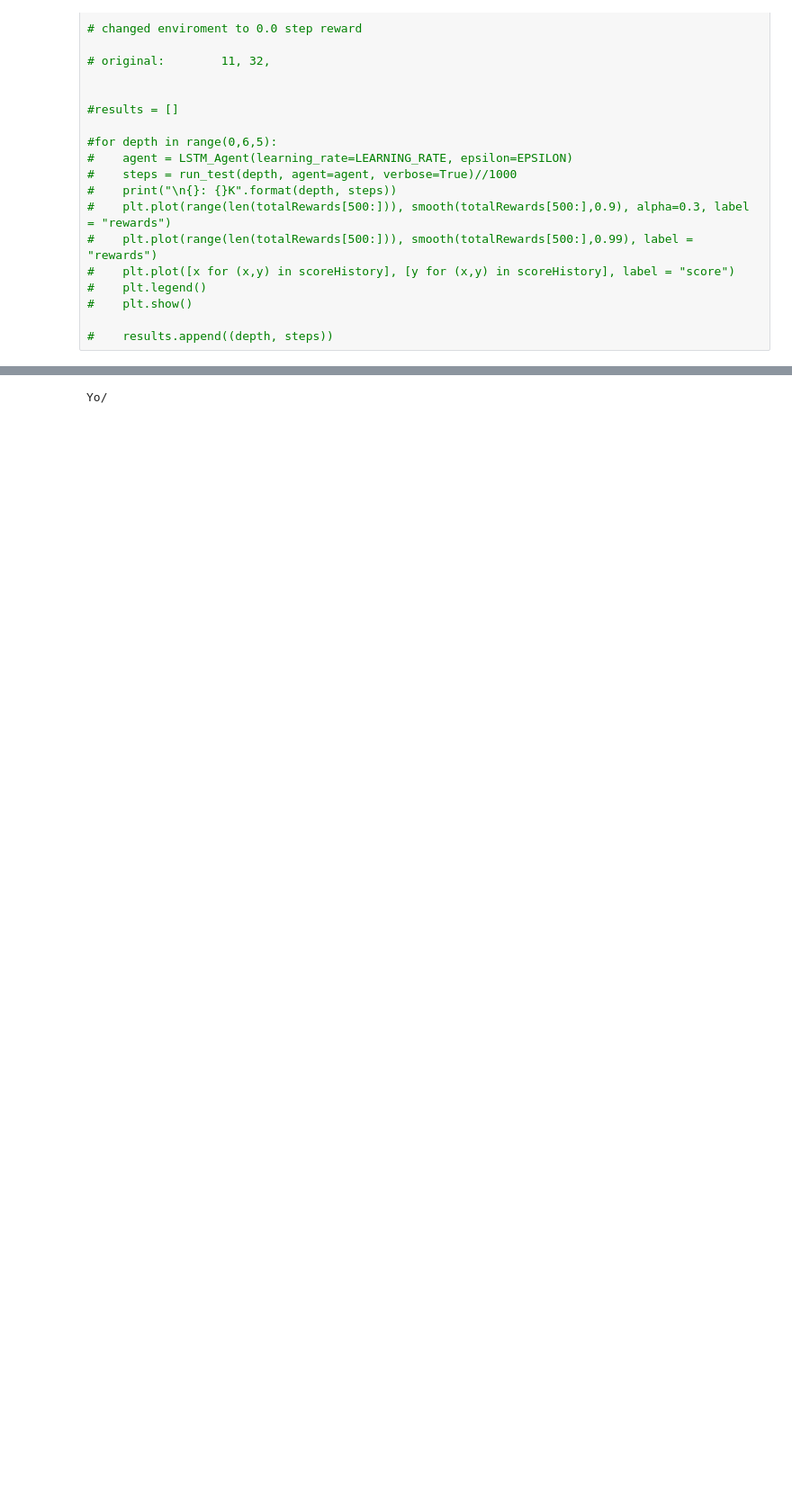
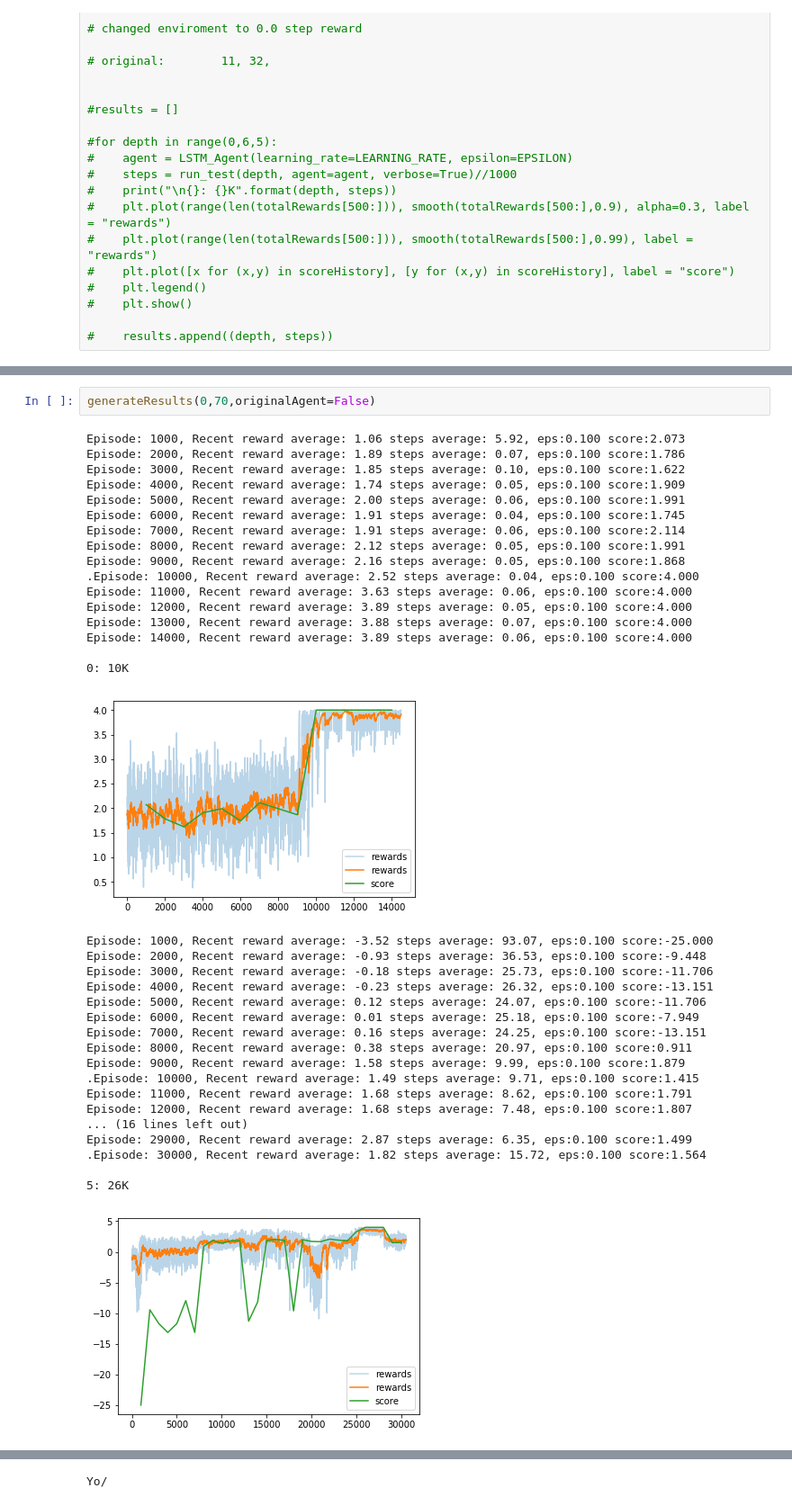
Before and after one commit to maitchison/TMaze, a Jupyter notebook: TMaze.ipynb, the cells around one changed output, grey strips where cells are left out. Shown at 90% size. Cells and saved outputs as stored; diff of their text form; blank space fills up the shorter version.

```diff
--- a/TMaze.ipynb
+++ b/TMaze.ipynb
@@ -633,0 +721,38 @@ Episode: 16000, Recent reward average: 3.92 steps average: 0.07, eps:0.100 score
+# %%
+generateResults(0,70,originalAgent=False)
+# %% [output]
+Episode: 1000, Recent reward average: 1.06 steps average: 5.92, eps:0.100 score:2.073
+Episode: 2000, Recent reward average: 1.89 steps average: 0.07, eps:0.100 score:1.786
+Episode: 3000, Recent reward average: 1.85 steps average: 0.10, eps:0.100 score:1.622
+Episode: 4000, Recent reward average: 1.74 steps average: 0.05, eps:0.100 score:1.909
+Episode: 5000, Recent reward average: 2.00 steps average: 0.06, eps:0.100 score:1.991
+Episode: 6000, Recent reward average: 1.91 steps average: 0.04, eps:0.100 score:1.745
+Episode: 7000, Recent reward average: 1.91 steps average: 0.06, eps:0.100 score:2.114
+Episode: 8000, Recent reward average: 2.12 steps average: 0.05, eps:0.100 score:1.991
+Episode: 9000, Recent reward average: 2.16 steps average: 0.05, eps:0.100 score:1.868
+.Episode: 10000, Recent reward average: 2.52 steps average: 0.04, eps:0.100 score:4.000
+Episode: 11000, Recent reward average: 3.63 steps average: 0.06, eps:0.100 score:4.000
+Episode: 12000, Recent reward average: 3.89 steps average: 0.05, eps:0.100 score:4.000
+Episode: 13000, Recent reward average: 3.88 steps average: 0.07, eps:0.100 score:4.000
+Episode: 14000, Recent reward average: 3.89 steps average: 0.06, eps:0.100 score:4.000
+
+0: 10K
+[figure, added]
+Episode: 1000, Recent reward average: -3.52 steps average: 93.07, eps:0.100 score:-25.000
+Episode: 2000, Recent reward average: -0.93 steps average: 36.53, eps:0.100 score:-9.448
+Episode: 3000, Recent reward average: -0.18 steps average: 25.73, eps:0.100 score:-11.706
+Episode: 4000, Recent reward average: -0.23 steps average: 26.32, eps:0.100 score:-13.151
+Episode: 5000, Recent reward average: 0.12 steps average: 24.07, eps:0.100 score:-11.706
+Episode: 6000, Recent reward average: 0.01 steps average: 25.18, eps:0.100 score:-7.949
+Episode: 7000, Recent reward average: 0.16 steps average: 24.25, eps:0.100 score:-13.151
+Episode: 8000, Recent reward average: 0.38 steps average: 20.97, eps:0.100 score:0.911
+Episode: 9000, Recent reward average: 1.58 steps average: 9.99, eps:0.100 score:1.879
+.Episode: 10000, Recent reward average: 1.49 steps average: 9.71, eps:0.100 score:1.415
+Episode: 11000, Recent reward average: 1.68 steps average: 8.62, eps:0.100 score:1.791
+Episode: 12000, Recent reward average: 1.68 steps average: 7.48, eps:0.100 score:1.807
+... (16 lines left out)
+Episode: 29000, Recent reward average: 2.87 steps average: 6.35, eps:0.100 score:1.499
+.Episode: 30000, Recent reward average: 1.82 steps average: 15.72, eps:0.100 score:1.564
+
+5: 26K
+[figure, added]
```
Also changed, not shown: parts of 12 cells of this notebook.
